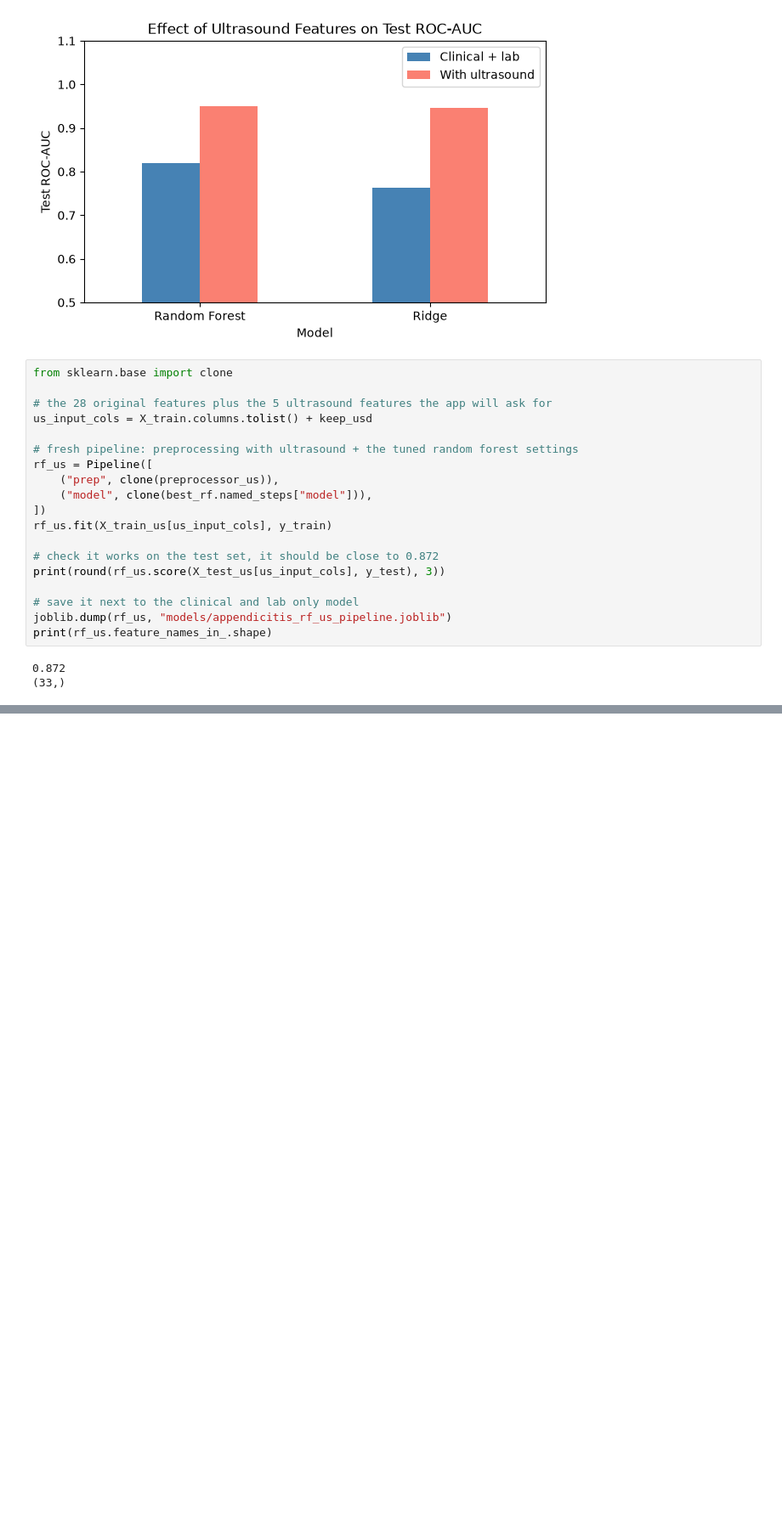
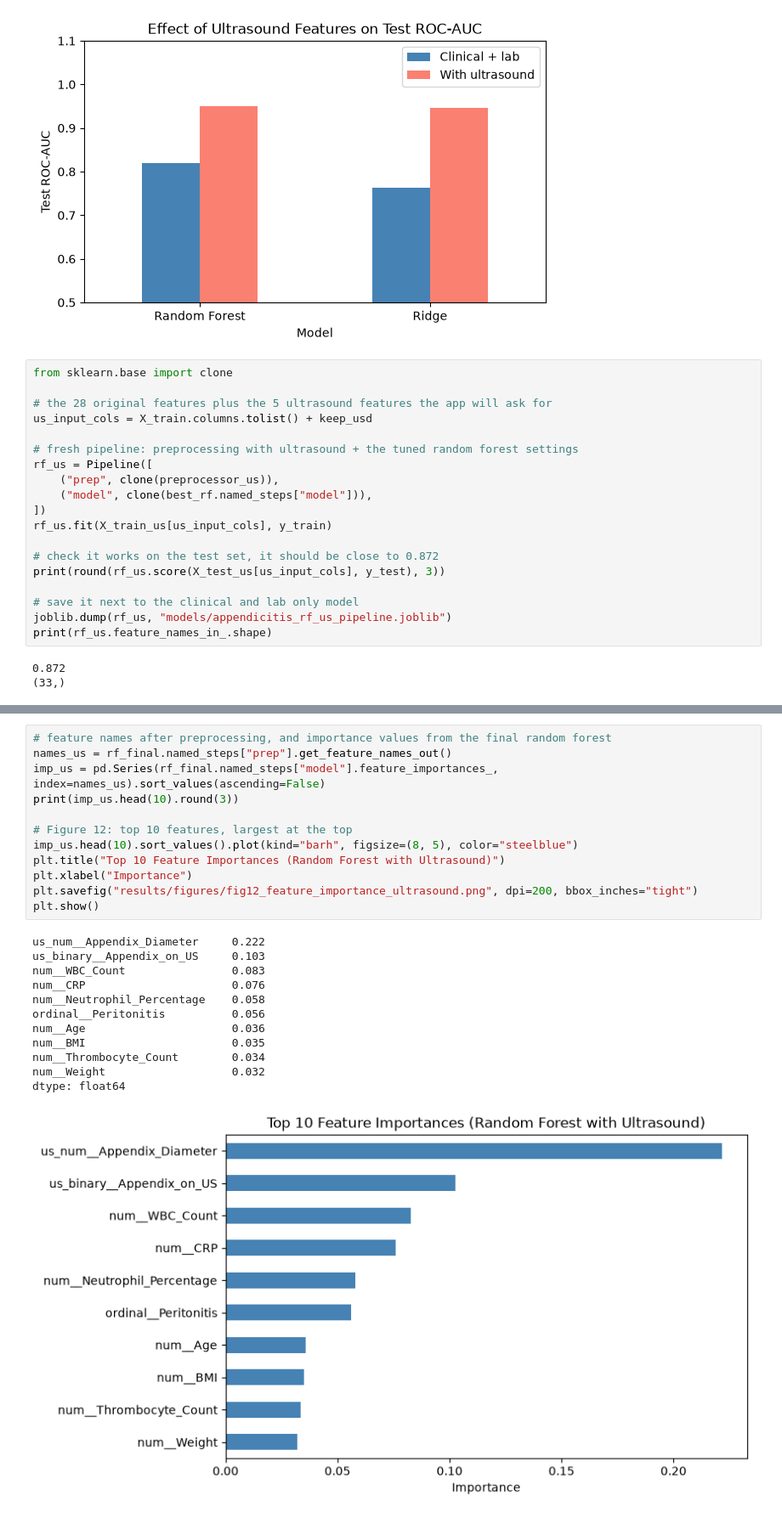
Before and after one commit to Mil9nn/pediatric-appendicitis, a Jupyter notebook: main.ipynb, the cells around one changed output, grey strips where cells are left out. Shown at 85% size. Cells and saved outputs as stored; diff of their text form; blank space fills up the shorter version.

```diff
--- a/main.ipynb
+++ b/main.ipynb
@@ -932,0 +1197,25 @@ print(rf_us.feature_names_in_.shape)
+# %%
+# feature names after preprocessing, and importance values from the final random forest
+names_us = rf_final.named_steps["prep"].get_feature_names_out()
+imp_us = pd.Series(rf_final.named_steps["model"].feature_importances_, index=names_us).sort_values(ascending=False)
+print(imp_us.head(10).round(3))
+
+# Figure 12: top 10 features, largest at the top
+imp_us.head(10).sort_values().plot(kind="barh", figsize=(8, 5), color="steelblue")
+plt.title("Top 10 Feature Importances (Random Forest with Ultrasound)")
+plt.xlabel("Importance")
+plt.savefig("results/figures/fig12_feature_importance_ultrasound.png", dpi=200, bbox_inches="tight")
+plt.show()
+# %% [output]
+us_num__Appendix_Diameter     0.222
+us_binary__Appendix_on_US     0.103
+num__WBC_Count                0.083
+num__CRP                      0.076
+num__Neutrophil_Percentage    0.058
+ordinal__Peritonitis          0.056
+num__Age                      0.036
+num__BMI                      0.035
+num__Thrombocyte_Count        0.034
+num__Weight                   0.032
+dtype: float64
+[figure, added]
```
Also changed, not shown: parts of 10 cells of this notebook, 9 other files.
